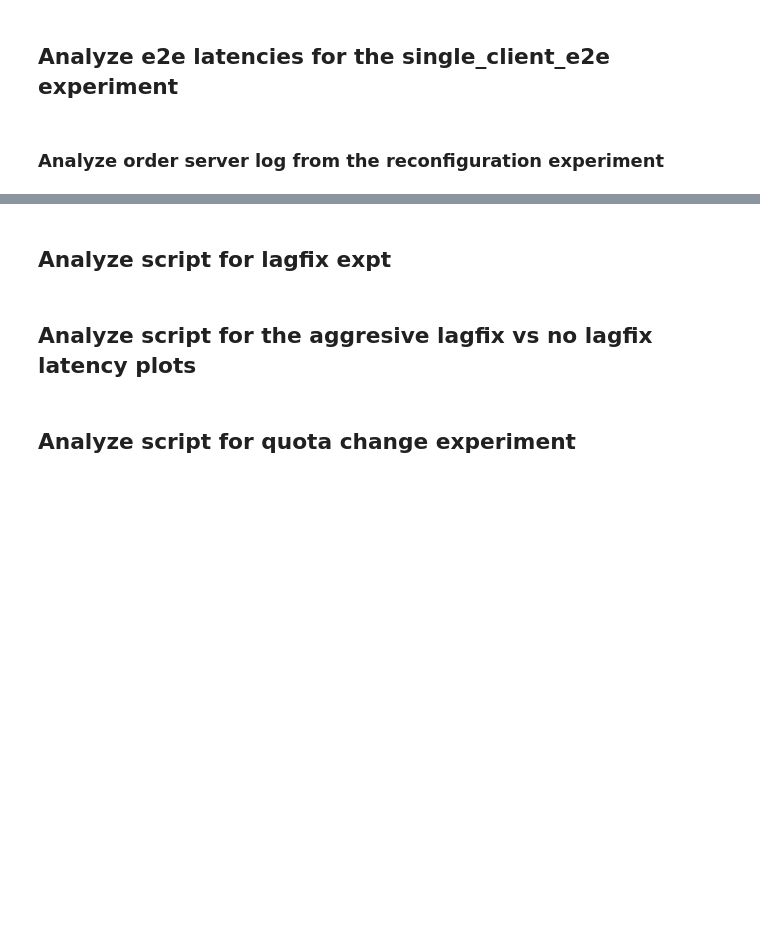
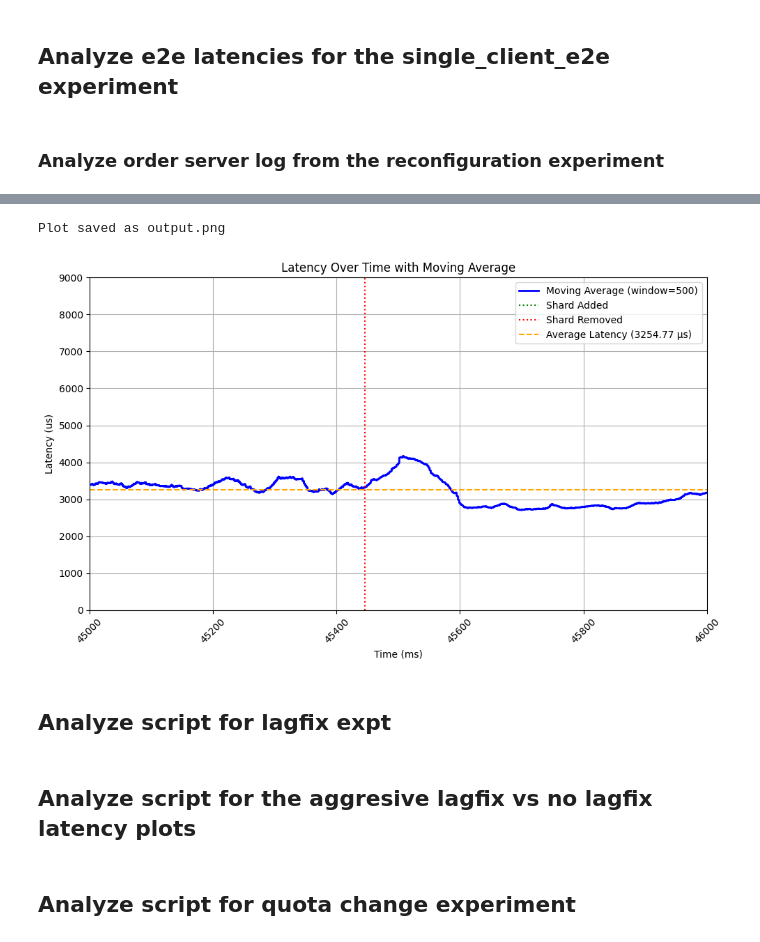
Before and after one commit to dassl-uiuc/speclog-artifact, a Jupyter notebook: benchmarking/scripts/analyze.ipynb, the cells around one changed output, grey strips where cells are left out. Drawn from its saved outputs; the diff is of its cells as text; code cells hidden in the pictures; blank space fills up the shorter version.

```diff
--- a/benchmarking/scripts/analyze.ipynb
+++ b/benchmarking/scripts/analyze.ipynb
@@ -332,7 +334,7 @@ def analyze_reconfig(path):
     df = df.sort_values(by='time')
 
     # Calculate moving average
-    window_size = 1000  # Set window size for moving average
+    window_size = 500  # Set window size for moving average
     df['moving_avg'] = df['latency'].rolling(window=window_size, min_periods=1).mean()
 
     # Calculate relative time
@@ -345,35 +347,38 @@ def analyze_reconfig(path):
 
     # Plot join and leave markers
     join_time_relative = (parse_timestamp(join_time) - min_time).total_seconds() * 1000
     leave_time_relative = (parse_timestamp(leave_time) - min_time).total_seconds() * 1000
     plt.axvline(x=join_time_relative, color='green', linestyle=':', label='Shard Added')
     plt.axvline(x=leave_time_relative, color='red', linestyle=':', label='Shard Removed')
 
     # Calculate the average latency
     average_latency = df['latency'].mean()
 
     # Plot the average latency as a horizontal line
     plt.axhline(y=average_latency, color='orange', linestyle='--', label=f'Average Latency ({average_latency:.2f} µs)')
 
 
     # Customize plot
     plt.xlabel('Time (ms)')
     plt.ylabel('Latency (us)')
     plt.title('Latency Over Time with Moving Average')
     plt.xticks(rotation=45)
     plt.ylim(ymin=0, ymax=9000)
     # plt.xlim(xmin=15000, xmax=17000)
-    # plt.xlim(xmin=45000, xmax=46000)
+    plt.xlim(xmin=45000, xmax=46000)
     plt.legend()
     plt.grid(True)
     plt.tight_layout()
 
     # Save plot
     plt.savefig("output.png", dpi=600)
     print("Plot saved as output.png")
 
-path = "../results/reconfig_1000/"
+path = "../results/reconfig_800_speclog/"
 analyze_reconfig(path)
+# %% [output]
+Plot saved as output.png
+[figure, added]
 # %% [markdown]
 ## Analyze script for lagfix expt
 # %%
```
Also changed, not shown: parts of 1 cell of this notebook, 1 other file.
